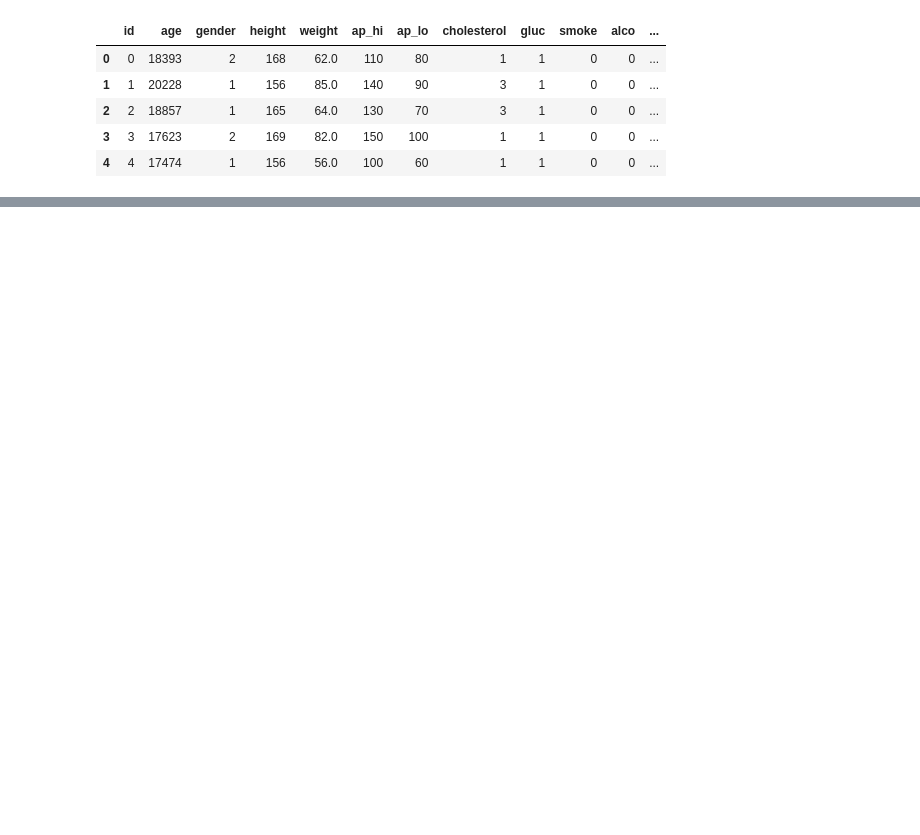
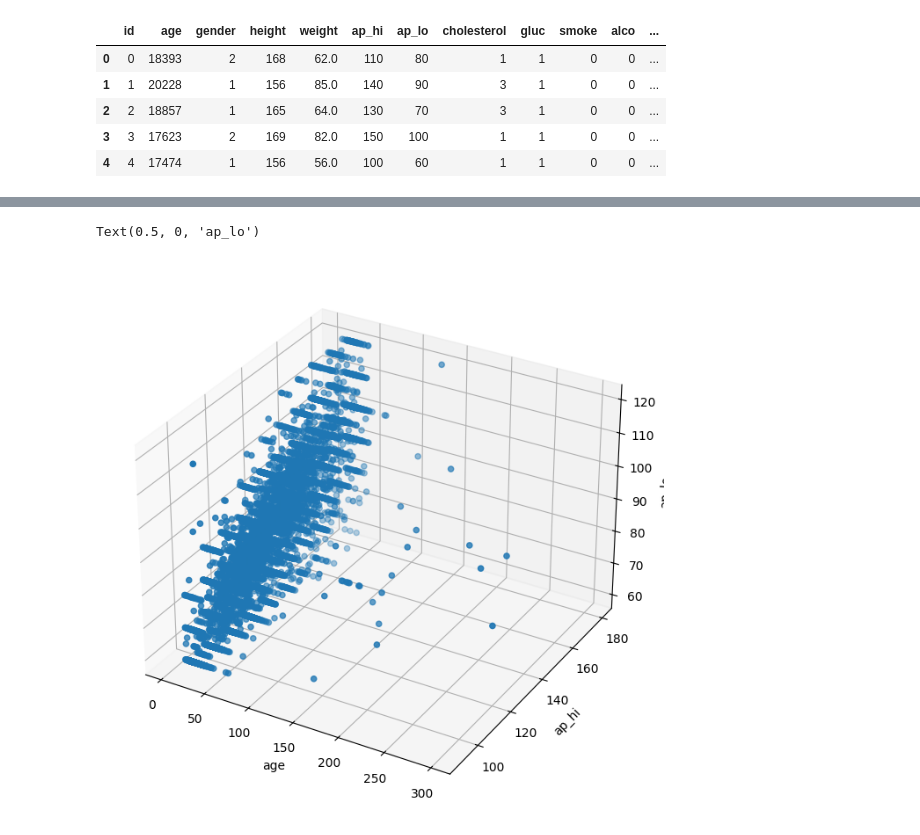
Before and after one commit to lshoss/heart_disease_prediction, a Jupyter notebook: clustering_analysis.ipynb, the cells around one changed output, grey strips where cells are left out. Drawn from its saved outputs; the diff is of its cells as text; code cells hidden in the pictures; blank space fills up the shorter version.

```diff
--- a/clustering_analysis.ipynb
+++ b/clustering_analysis.ipynb
@@ -40,0 +39,13 @@ TypeError: 'ColumnTransformer' object is not callable
+# %%
+from mpl_toolkits.mplot3d import Axes3D
+import matplotlib.pyplot as plt
+
+fig = plt.figure(figsize=(12, 8))
+ax = fig.add_subplot(111, projection='3d')
+ax.scatter(raw_df['bmi'], raw_df['ap_hi'], raw_df['ap_lo'])
+ax.set_xlabel('age')
+ax.set_ylabel('ap_hi')
+ax.set_zlabel('ap_lo')
+# %% [output]
+Text(0.5, 0, 'ap_lo')
+[figure, added]
```
Also changed, not shown: parts of 5 cells of this notebook, 5 other files.
